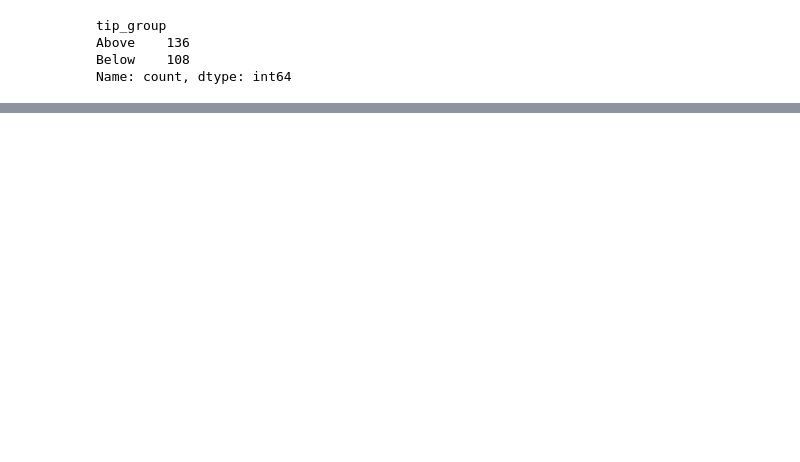
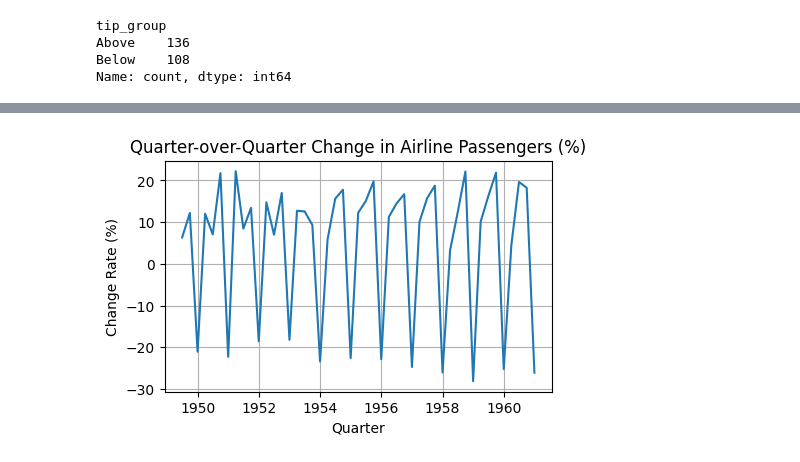
Before and after one commit to stat6503/PP2025, a Jupyter notebook: 4_2_pandas.ipynb, the cells around one changed output, grey strips where cells are left out. Cells and saved outputs as stored; diff of their text form; code cells hidden in the pictures; blank space fills up the shorter version.

```diff
--- a/4_2_pandas.ipynb
+++ b/4_2_pandas.ipynb
@@ -984,0 +1319,11 @@ len(tips.query('tip < @min_tip_required'))
+# %%
+# 시간 이동: 직전 분기 대비 승객 수 증감률(%)
+quarterly = flights['passengers'].resample('QE').sum()
+previous_quarter = quarterly.shift(1)
+change_rate = (quarterly - previous_quarter) / previous_quarter * 100
+
+quarterly_df = pd.DataFrame({
+    'quarterly_passengers': quarterly,
+    'change_rate': change_rate
+})
+print(quarterly_df)
@@ -984,0 +1348,11 @@ len(tips.query('tip < @min_tip_required'))
+# %%
+# 시프팅: 직전 분기 대비 승객 수 증감률(%) 시각화
+plt.figure(figsize=(5, 3))
+plt.plot(quarterly_df['change_rate'])
+plt.title('Quarter-over-Quarter Change in Airline Passengers (%)')
+plt.xlabel('Quarter')
+plt.ylabel('Change Rate (%)')
+plt.grid(True)
+plt.show()
+# %% [output]
+[figure, added]
```
Also changed, not shown: parts of 92 cells of this notebook, 22 other files.
